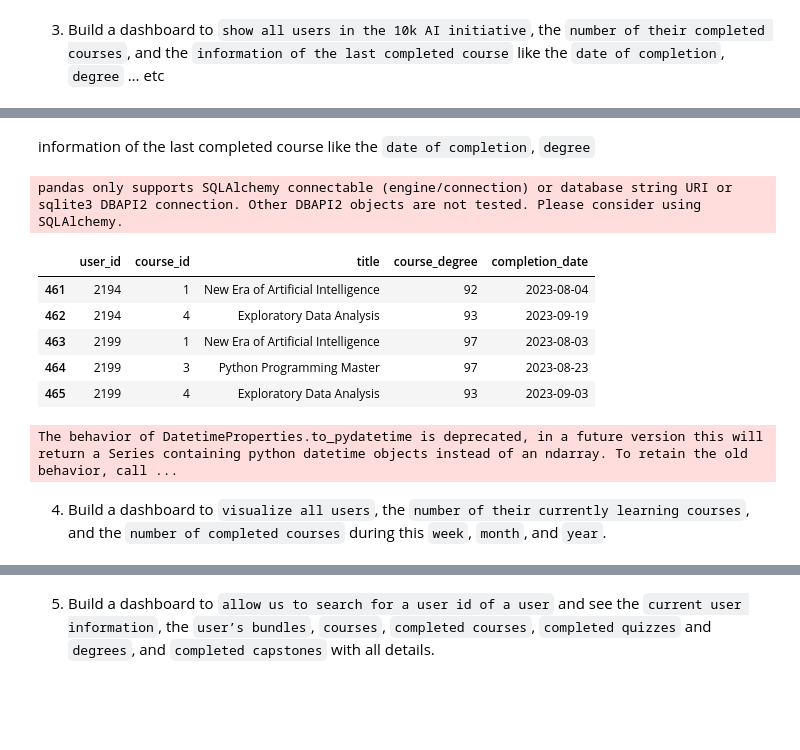
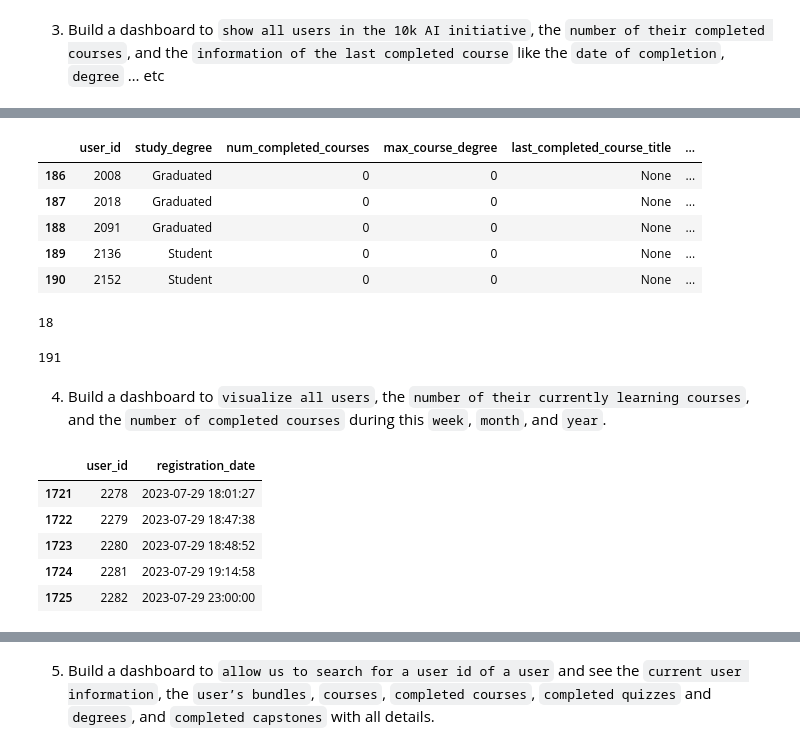
Before and after one commit to elsayedelmandoh/dashboard_ElectroPI, a Jupyter notebook: dashboard.ipynb, the cells around one changed output, grey strips where cells are left out. Drawn from its saved outputs; the diff is of its cells as text; code cells hidden in the pictures; blank space fills up the shorter version.

```diff
--- a/dashboard.ipynb
+++ b/dashboard.ipynb
@@ -564,34 +519,52 @@ fig_completed_courses_count_scatter.show()
-# %% [markdown]
-information of the last completed course like the `date of completion`, `degree`
-# %%
-query_completed_courses = """
-SELECT u.user_id, c.course_id, c.title, u.course_degree, u.completion_date
-FROM user_completed_courses u
-JOIN Courses c ON u.course_id = c.course_id
-WHERE u.user_id IN (SELECT user_id FROM users WHERE 10k_AI_initiative = 1);
-"""
-
-completed_courses_info = get_data(query_completed_courses)
-completed_courses_info['completion_date'] = pd.to_datetime(completed_courses_info['completion_date'].dt.date)
-completed_courses_info.tail()
-# %% [output]
-pandas only supports SQLAlchemy connectable (engine/connection) or database string URI or sqlite3 DBAPI2 connection. Other DBAPI2 objects are not tested. Please consider using SQLAlchemy.
-|  | user_id | course_id | title | course_degree | completion_date |
-| 461 | 2194 | 1 | New Era of Artificial Intelligence | 92 | 2023-08-04 |
-| 462 | 2194 | 4 | Exploratory Data Analysis | 93 | 2023-09-19 |
-| 463 | 2199 | 1 | New Era of Artificial Intelligence | 97 | 2023-08-03 |
-| 464 | 2199 | 3 | Python Programming Master | 97 | 2023-08-23 |
-| 465 | 2199 | 4 | Exploratory Data Analysis | 93 | 2023-09-03 |
-# %%
-fig_completed_courses_info = px.scatter(completed_courses_info,
-                                        x='completion_date',
-                                        y='course_degree',
-                                        labels={'x': 'Completion Date', 'y': 'Course Degree'},
-                                        title='Completed Courses Information for 10k AI Users')
-fig_completed_courses_info.show()
-# %% [output]
-The behavior of DatetimeProperties.to_pydatetime is deprecated, in a future version this will return a Series containing python datetime objects instead of an ndarray. To retain the old behavior, call ...
+# %%
+query_users_courses = """
+SELECT
+    u.user_id,
+    u.study_degree,
+    u.`10k_AI_initiative`,
+    COUNT(DISTINCT c.course_id) as num_completed_courses,
+    MAX(c.course_degree) as max_course_degree,
+    MAX(crs.title) as last_completed_course_title,
+    MAX(c.completion_date) as last_completion_date
+FROM users u
+LEFT JOIN user_completed_courses c ON u.user_id = c.user_id
+LEFT JOIN courses crs ON c.course_id = crs.course_id
+WHERE u.`10k_AI_initiative` = 1
+GROUP BY u.user_id, u.study_degree, u.`10k_AI_initiative`
+ORDER BY num_completed_courses DESC;
+"""
+completed_courses_info = get_data(query_users_courses)
+completed_courses_info['max_course_degree'] = completed_courses_info['max_course_degree'].fillna(0)
+completed_courses_info['max_course_degree'] = completed_courses_info['max_course_degree'].astype(int)
+completed_courses_info['last_completion_date'] = pd.to_datetime(completed_courses_info['last_completion_date']).dt.date
+completed_courses_info[['user_id', 'study_degree', 'num_completed_courses', 'max_course_degree', 'last_completed_course_title', 'last_completion_date']].tail()
+# %% [output]
+|  | user_id | study_degree | num_completed_courses | max_course_degree | last_completed_course_title | ... |
+| 186 | 2008 | Graduated | 0 | 0 | None | ... |
+| 187 | 2018 | Graduated | 0 | 0 | None | ... |
+| 188 | 2091 | Graduated | 0 | 0 | None | ... |
+| 189 | 2136 | Student | 0 | 0 | None | ... |
+| 190 | 2152 | Student | 0 | 0 | None | ... |
+# %%
+completed_courses_info[completed_courses_info['max_course_degree'] == 0]['max_course_degree'].count()
+# %% [output]
+18
+# %%
+len(completed_courses_info)
+# %% [output]
+191
 # %% [markdown]
 4. Build a dashboard to `visualize all users`, the `number of their currently learning courses`, and the `number of completed courses` during this `week`, `month`, and `year`.
+# %%
+query_all_users = "SELECT user_id, registration_date FROM users;"
+data_all_users = get_data(query_all_users)
+data_all_users.tail()
+# %% [output]
+|  | user_id | registration_date |
+| 1721 | 2278 | 2023-07-29 18:01:27 |
+| 1722 | 2279 | 2023-07-29 18:47:38 |
+| 1723 | 2280 | 2023-07-29 18:48:52 |
+| 1724 | 2281 | 2023-07-29 19:14:58 |
+| 1725 | 2282 | 2023-07-29 23:00:00 |
 # %%
 query_currently_learning_count = """
```
Also changed, not shown: parts of 26 cells of this notebook, 1 other file.
